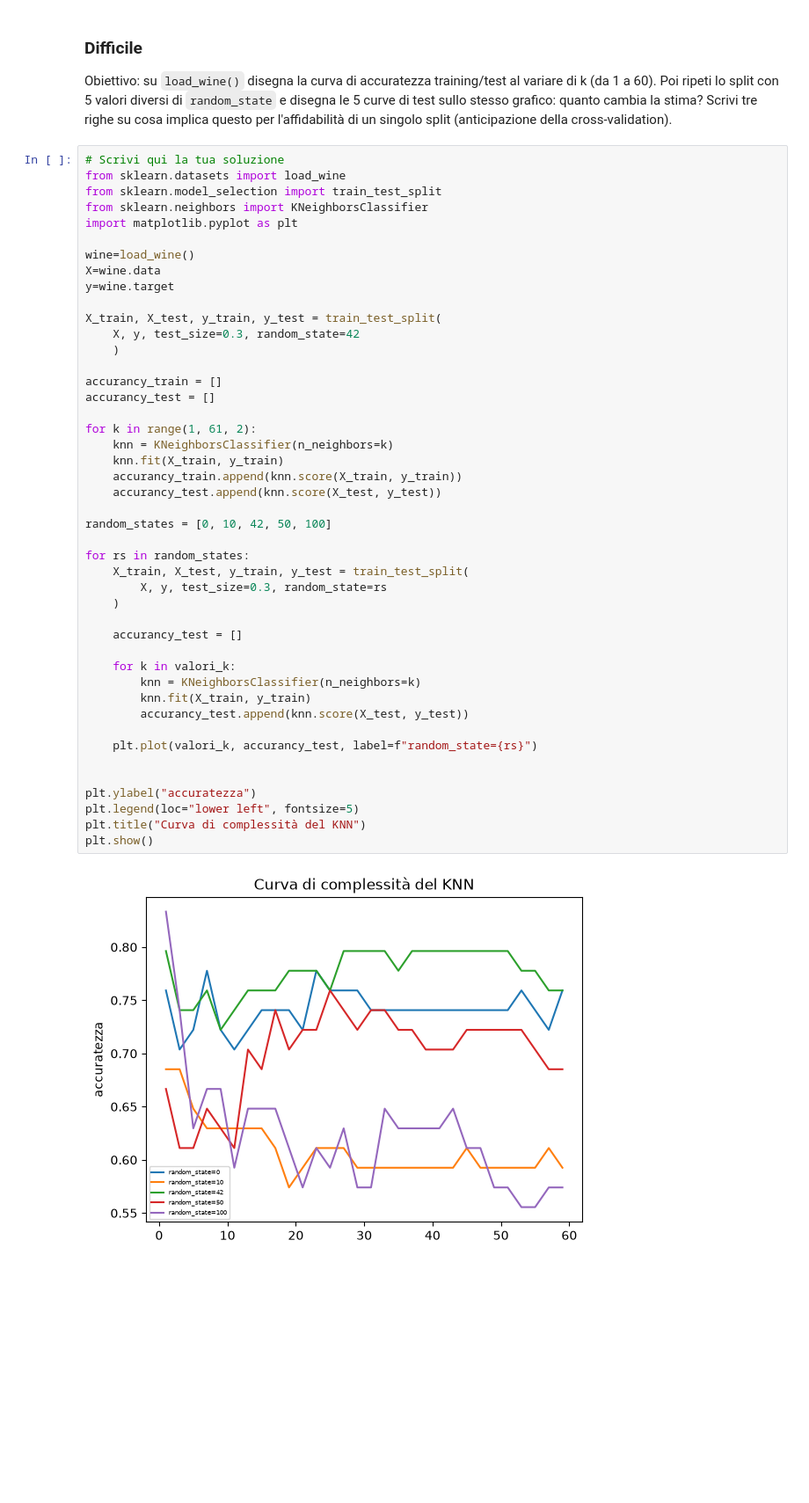
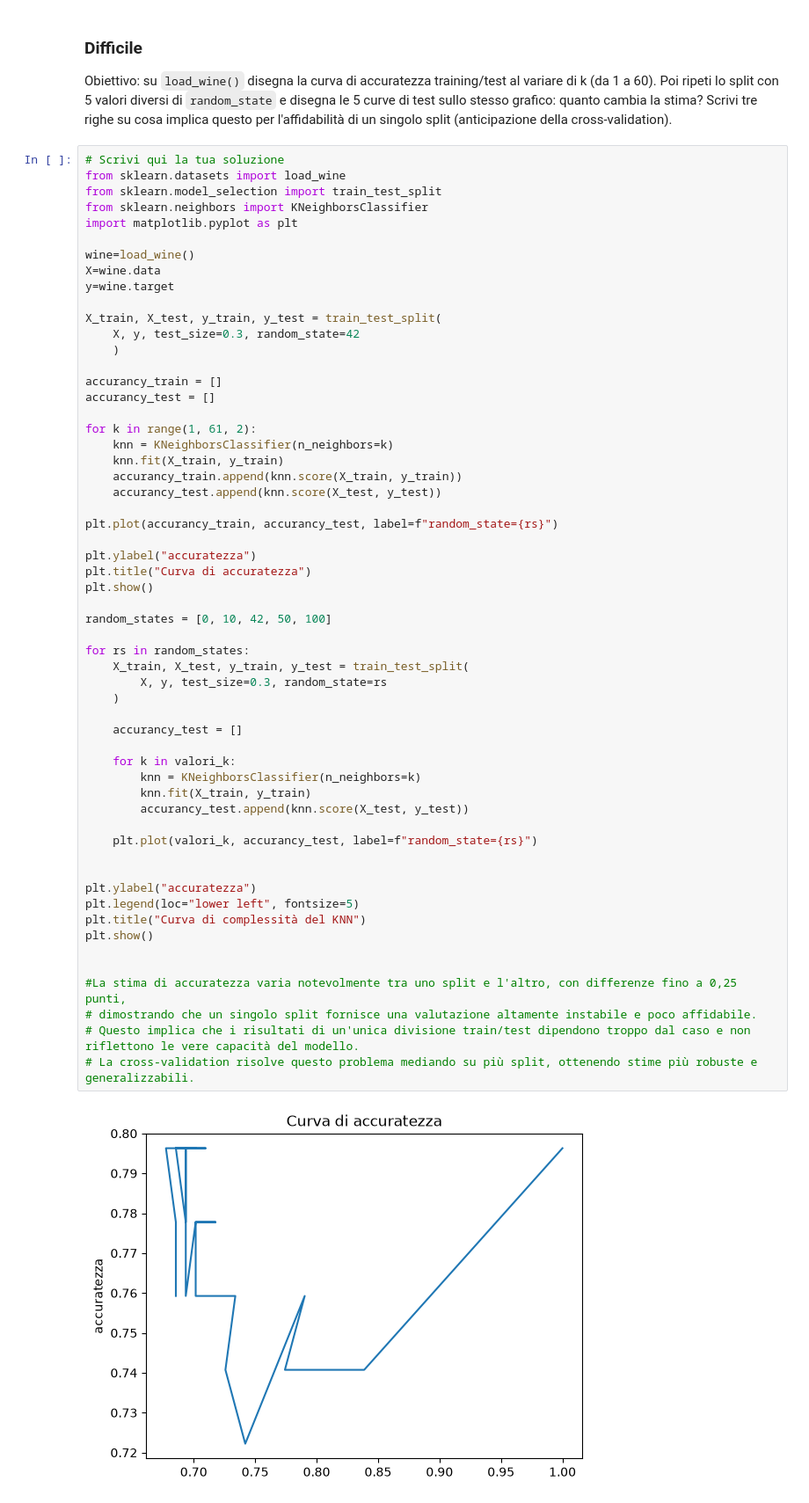
Before and after one commit to Valoryc/Machine_Learning_, a Jupyter notebook: corso_Python_16/Lunedi_26_10_26/Mattina/giorno-1-fondamenti-ml.ipynb, the cells around one changed output. Shown at 88% size. Drawn from its saved outputs; the diff is of its cells as text; blank space fills up the shorter version.

```diff
--- a/corso_Python_16/Lunedi_26_10_26/Mattina/giorno-1-fondamenti-ml.ipynb
+++ b/corso_Python_16/Lunedi_26_10_26/Mattina/giorno-1-fondamenti-ml.ipynb
@@ -1472,31 +1472,43 @@ accurancy_train = []
 accurancy_test = []
 
 for k in range(1, 61, 2):
     knn = KNeighborsClassifier(n_neighbors=k)
     knn.fit(X_train, y_train)
     accurancy_train.append(knn.score(X_train, y_train))
     accurancy_test.append(knn.score(X_test, y_test))
 
+plt.plot(accurancy_train, accurancy_test, label=f"random_state={rs}")
+
+plt.ylabel("accuratezza")
+plt.title("Curva di accuratezza")
+plt.show()
+
 random_states = [0, 10, 42, 50, 100]
 
 for rs in random_states:
     X_train, X_test, y_train, y_test = train_test_split(
         X, y, test_size=0.3, random_state=rs
     )
 
     accurancy_test = []
 
     for k in valori_k:
         knn = KNeighborsClassifier(n_neighbors=k)
         knn.fit(X_train, y_train)
         accurancy_test.append(knn.score(X_test, y_test))
 
     plt.plot(valori_k, accurancy_test, label=f"random_state={rs}")
 
 
 plt.ylabel("accuratezza")
 plt.legend(loc="lower left", fontsize=5)
 plt.title("Curva di complessità del KNN")
 plt.show()
+
+
+#La stima di accuratezza varia notevolmente tra uno split e l'altro, con differenze fino a 0,25 punti,
+# dimostrando che un singolo split fornisce una valutazione altamente instabile e poco affidabile.
+# Questo implica che i risultati di un'unica divisione train/test dipendono troppo dal caso e non riflettono le vere capacità del modello.
+# La cross-validation risolve questo problema mediando su più split, ottenendo stime più robuste e generalizzabili.
 # %% [output]
-[figure, old version]
+[figure, new version]
```
Also changed, not shown: parts of 1 cell of this notebook, 1 other file.
